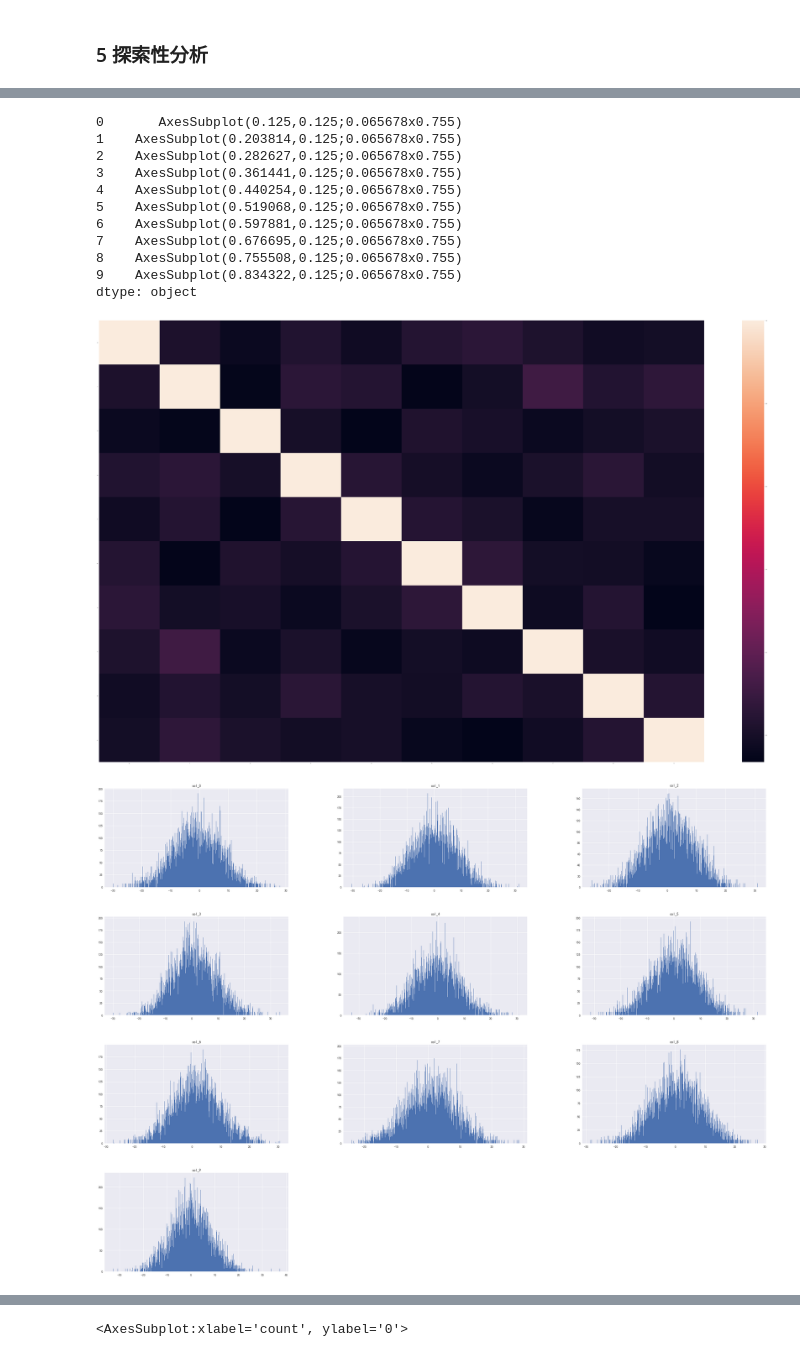
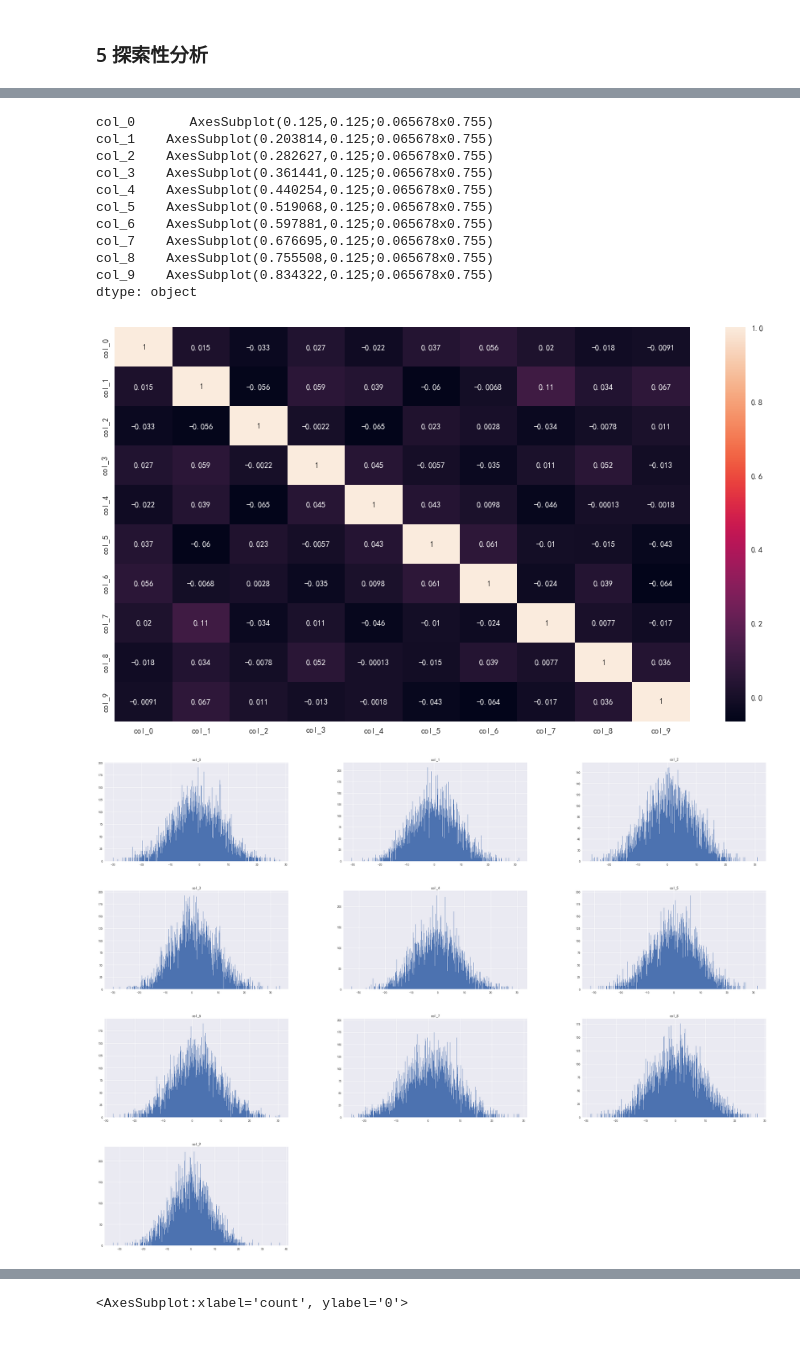
Before and after one commit to MuuYesen/causal-inference-resource, a Jupyter notebook: PCIC2022/code/v1/explore.ipynb, the cells around one changed output, grey strips where cells are left out. Drawn from its saved outputs; the diff is of its cells as text; code cells hidden in the pictures.

```diff
--- a/PCIC2022/code/v1/explore.ipynb
+++ b/PCIC2022/code/v1/explore.ipynb
@@ -195,20 +191,16 @@ dtype: object
 [figure]
 # %%
 # 热力图 —— X_b
-temp = X_b.copy()
-temp.columns = [str(i) for i in range(temp.shape[1])]
-plt.figure(figsize=(100,60))
-ax = sns.heatmap(temp.corr(),xticklabels=1,yticklabels=1)
+plt.figure(figsize=(16,9))
+ax = sns.heatmap(X_b.corr(), xticklabels=1, yticklabels=1, annot=True)
 fig = ax.get_figure()
 
 # 直方图
-X_b.hist(bins=600,figsize=(40, 30))
+X_b.hist(bins=600, figsize=(40, 30))
 
 # 趋势图
-X_b.plot.line(figsize=(60, 50),subplots=True)
+X_b.plot.line(figsize=(60, 50), subplots=True)
 
 # 箱线图
-temp = X_b.copy()
-temp.columns = [str(i) for i in range(temp.shape[1])]
-temp.plot(kind='box',figsize=(100, 70),subplots=True,sharey=False)
+X_b.plot(kind='box', figsize=(100, 70), subplots=True, sharey=False)
 # %% [output]
@@ -216,29 +208,29 @@ temp.plot(kind='box',figsize=(100, 70),subplots=True,sharey=False)
 array([[<AxesSubplot:title={'center':'col_0'}>,
         <AxesSubplot:title={'center':'col_1'}>,
         <AxesSubplot:title={'center':'col_2'}>],
        [<AxesSubplot:title={'center':'col_3'}>,
         <AxesSubplot:title={'center':'col_4'}>,
         <AxesSubplot:title={'center':'col_5'}>],
        [<AxesSubplot:title={'center':'col_6'}>,
         <AxesSubplot:title={'center':'col_7'}>,
         <AxesSubplot:title={'center':'col_8'}>],
        [<AxesSubplot:title={'center':'col_9'}>, <AxesSubplot:>,
         <AxesSubplot:>]], dtype=object)
 array([<AxesSubplot:>, <AxesSubplot:>, <AxesSubplot:>, <AxesSubplot:>,
        <AxesSubplot:>, <AxesSubplot:>, <AxesSubplot:>, <AxesSubplot:>,
        <AxesSubplot:>, <AxesSubplot:>], dtype=object)
-0       AxesSubplot(0.125,0.125;0.065678x0.755)
-1    AxesSubplot(0.203814,0.125;0.065678x0.755)
-2    AxesSubplot(0.282627,0.125;0.065678x0.755)
-3    AxesSubplot(0.361441,0.125;0.065678x0.755)
-4    AxesSubplot(0.440254,0.125;0.065678x0.755)
-5    AxesSubplot(0.519068,0.125;0.065678x0.755)
-6    AxesSubplot(0.597881,0.125;0.065678x0.755)
-7    AxesSubplot(0.676695,0.125;0.065678x0.755)
-8    AxesSubplot(0.755508,0.125;0.065678x0.755)
-9    AxesSubplot(0.834322,0.125;0.065678x0.755)
+col_0       AxesSubplot(0.125,0.125;0.065678x0.755)
+col_1    AxesSubplot(0.203814,0.125;0.065678x0.755)
+col_2    AxesSubplot(0.282627,0.125;0.065678x0.755)
+col_3    AxesSubplot(0.361441,0.125;0.065678x0.755)
+col_4    AxesSubplot(0.440254,0.125;0.065678x0.755)
+col_5    AxesSubplot(0.519068,0.125;0.065678x0.755)
+col_6    AxesSubplot(0.597881,0.125;0.065678x0.755)
+col_7    AxesSubplot(0.676695,0.125;0.065678x0.755)
+col_8    AxesSubplot(0.755508,0.125;0.065678x0.755)
+col_9    AxesSubplot(0.834322,0.125;0.065678x0.755)
 dtype: object
-[figure, old version]
+[figure, new version]
 [figure]
 [figure]
 [figure]
```
Also changed, not shown: parts of 2 cells of this notebook.
